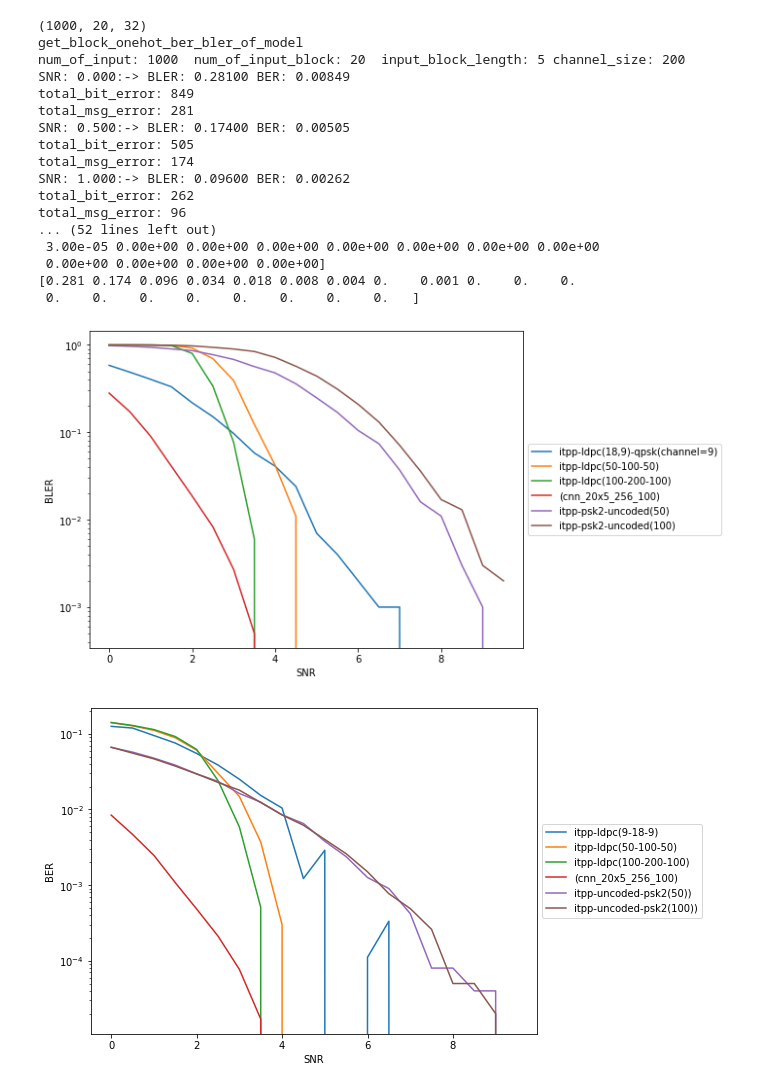
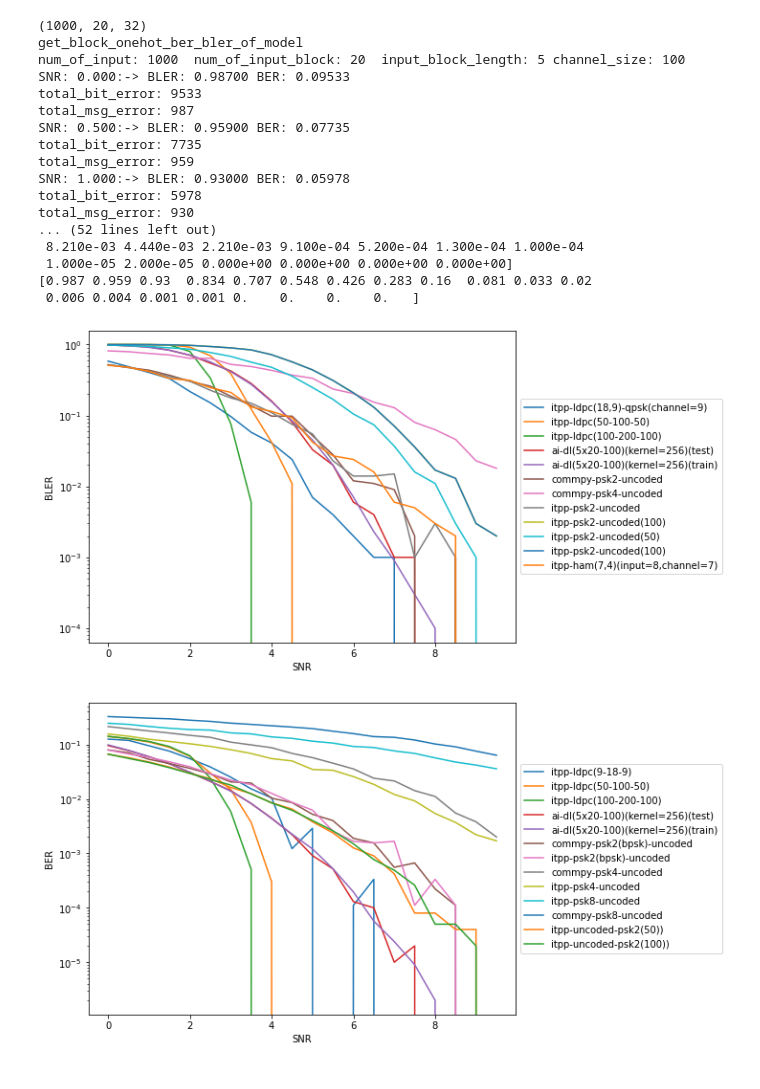
Before and after one commit to iamviji/project, a Jupyter notebook: Snap/CNNAE_5x20_8_100.ipynb, the cells around one changed output. Drawn from its saved outputs; the diff is of its cells as text; code cells hidden in the pictures.

```diff
--- a/Snap/CNNAE_5x20_8_100.ipynb
+++ b/Snap/CNNAE_5x20_8_100.ipynb
@@ -18,7 +18,7 @@ input_block_length = 5
 num_of_input_block = 20
 input_message_length = input_block_length * num_of_input_block
 encoder_output_length = 8
-channel_size = 10
+channel_size = 5  #per block
 
 
 NUM_OF_INPUT_MESSAGE = 1000*10
@@ -260,9 +260,9 @@ enc = Activation('linear', name='ch_3')(enc)
 enc = Flatten()(enc)
 encoder_out = Lambda(PowerNormLayer, name='PowerNorm')(enc)
 
-encoder = Model(input_message_x, encoder_out, name ="encoder")
+encoder = Model(input_message_x, encoder_out, name ="Encoder")
 
-awgn_channel = GaussianNoise(Snr2Sigma(snr_std),input_shape=(2*channel_size,), name ="AWGN_LAYER")
+awgn_channel = GaussianNoise(Snr2Sigma(snr_std),input_shape=(2*channel_size,), name = "AWGN_Layer")
 
 encoded_input = Input(shape=(num_of_input_block*2*channel_size,))
 
@@ -280,10 +280,10 @@ dec = Activation('elu', name='dec_6')(dec)
 model_output = Conv1D(filters=2 ** input_block_length, strides=1, kernel_size=1, name='d_10', activation='softmax')(dec)
 
 
-decoder = Model(encoded_input, model_output, name="decoder")
+decoder = Model(encoded_input, model_output, name="Decoder")
 
 # this model maps an input to its reconstruction
-autoencoder = Model(input_message_x, decoder(awgn_channel(encoder(input_message_x))), name ="End2End Model")
+autoencoder = Model(input_message_x, decoder(awgn_channel(encoder(input_message_x))), name = "End2End_Model")
 
 
 print(encoder.summary())
@@ -603,21 +595,21 @@ print (bler_per_iter_dl_tensor2)
 # %% [output]
 (1000, 20, 32)
 get_block_onehot_ber_bler_of_model
-num_of_input: 1000  num_of_input_block: 20  input_block_length: 5 channel_size: 200
-SNR: 0.000:-> BLER: 0.28100 BER: 0.00849
-total_bit_error: 849
-total_msg_error: 281
-SNR: 0.500:-> BLER: 0.17400 BER: 0.00505
-total_bit_error: 505
-total_msg_error: 174
-SNR: 1.000:-> BLER: 0.09600 BER: 0.00262
-total_bit_error: 262
-total_msg_error: 96
+num_of_input: 1000  num_of_input_block: 20  input_block_length: 5 channel_size: 100
+SNR: 0.000:-> BLER: 0.98700 BER: 0.09533
+total_bit_error: 9533
+total_msg_error: 987
+SNR: 0.500:-> BLER: 0.95900 BER: 0.07735
+total_bit_error: 7735
+total_msg_error: 959
+SNR: 1.000:-> BLER: 0.93000 BER: 0.05978
+total_bit_error: 5978
+total_msg_error: 930
 ... (52 lines left out)
- 3.00e-05 0.00e+00 0.00e+00 0.00e+00 0.00e+00 0.00e+00 0.00e+00 0.00e+00
- 0.00e+00 0.00e+00 0.00e+00 0.00e+00]
-[0.281 0.174 0.096 0.034 0.018 0.008 0.004 0.    0.001 0.    0.    0.
- 0.    0.    0.    0.    0.    0.    0.    0.   ]
+ 8.210e-03 4.440e-03 2.210e-03 9.100e-04 5.200e-04 1.300e-04 1.000e-04
+ 1.000e-05 2.000e-05 0.000e+00 0.000e+00 0.000e+00 0.000e+00]
+[0.987 0.959 0.93  0.834 0.707 0.548 0.426 0.283 0.16  0.081 0.033 0.02
+ 0.006 0.004 0.001 0.001 0.    0.    0.    0.   ]
 # %%
 import matplotlib.pyplot as plt
 %matplotlib inline
@@ -626,15 +618,15 @@ fig, (ax1) = plt.subplots(1,1,figsize=(8,6))
 ax1.semilogy(snrs,bler_per_iter_ldpc_itpp_psk_4,'', label="itpp-ldpc(18,9)-qpsk(channel=9)") # plot BER vs SNR
 ax1.semilogy(snrs,bler_per_iter_ldpc_50_100_itpp_psk_4,'', label="itpp-ldpc(50-100-50)") # plot BER vs SNR
 ax1.semilogy(snrs,bler_per_iter_ldpc_100_200_itpp_psk_4[5:25],'', label="itpp-ldpc(100-200-100)") # plot BER vs SNR
-#ax1.semilogy(snrs,bler_per_iter_dl_tensor2,'', label="ai-dl(5x20-100)(kernel=256)(test)") # plot BER vs SNR
-ax1.semilogy(snrs,bler_per_iter_dl_tensor1,'', label="(cnn_20x5_256_100)") # plot BER vs SNR
-#ax1.semilogy(snrs,bler_per_iter_uncoded_commpy_psk_2,'', label="commpy-psk2-uncoded") # plot BER vs SNR
-#ax1.semilogy(snrs,bler_per_iter_uncoded_commpy_psk_4,'', label="commpy-psk4-uncoded") # plot BER vs SNR
-#ax1.semilogy(snrs,bler_per_iter_uncoded_itpp_psk_2,'', label="itpp-psk2-uncoded") # plot BER vs SNR
-#ax1.semilogy(snrs,bler_per_iter_uncoded_100_itpp_psk_2,'', label="itpp-psk2-uncoded(100)") # plot BER vs SNR
+ax1.semilogy(snrs,bler_per_iter_dl_tensor2,'', label="ai-dl(5x20-100)(kernel=256)(test)") # plot BER vs SNR
+ax1.semilogy(snrs,bler_per_iter_dl_tensor1,'', label="ai-dl(5x20-100)(kernel=256)(train)") # plot BER vs SNR
+ax1.semilogy(snrs,bler_per_iter_uncoded_commpy_psk_2,'', label="commpy-psk2-uncoded") # plot BER vs SNR
+ax1.semilogy(snrs,bler_per_iter_uncoded_commpy_psk_4,'', label="commpy-psk4-uncoded") # plot BER vs SNR
+ax1.semilogy(snrs,bler_per_iter_uncoded_itpp_psk_2,'', label="itpp-psk2-uncoded") # plot BER vs SNR
+ax1.semilogy(snrs,bler_per_iter_uncoded_100_itpp_psk_2,'', label="itpp-psk2-uncoded(100)") # plot BER vs SNR
 ax1.semilogy(snrs,bler_per_iter_uncoded_50_itpp_psk_2,'', label="itpp-psk2-uncoded(50)") # plot BER vs SNR
 ax1.semilogy(snrs,bler_per_iter_uncoded_100_itpp_psk_2,'', label="itpp-psk2-uncoded(100)") # plot BER vs SNR
-#ax1.semilogy(snrs,bler_per_iter_ham_itpp_psk_4,'', label="itpp-ham(7,4)(input=8,channel=7)") # plot BER vs SNR
+ax1.semilogy(snrs,bler_per_iter_ham_itpp_psk_4,'', label="itpp-ham(7,4)(input=8,channel=7)") # plot BER vs SNR
 ax1.set_ylabel('BLER')
 ax1.set_xlabel('SNR')
 #ax1.set_title('Arch-2 ({},{},{})'.format(input_message_length,2*input_message_length, channel_size))
@@ -653,38 +645,38 @@ plt.savefig('ldpc_ber_{}_{}.png'.format(2*channel_size,input_message_length))
 plt.legend(loc='center left', bbox_to_anchor=(1, 0.5))
 plt.show()
 # %% [output]
-[figure, old version]
+[figure, new version]
 # %%
 import matplotlib.pyplot as plt
 %matplotlib inline
 snrs = numpy.arange (SNR_BEGIN, SNR_END, SNR_STEP_SIZE)
 fig, (ax1) = plt.subplots(1,1,figsize=(8,6))
 ax1.semilogy(snrs,ber_per_iter_ldpc_itpp_psk_4,'', label="itpp-ldpc(9-18-9)") # plot BER vs SNR
 ax1.semilogy(snrs,ber_per_iter_ldpc_50_100_itpp_psk_4[5:25],'', label="itpp-ldpc(50-100-50)") # plot BER vs SNR
 ax1.semilogy(snrs,ber_per_iter_ldpc_100_200_itpp_psk_4[5:25],'', label="itpp-ldpc(100-200-100)") # plot BER vs SNR
-#ax1.semilogy(snrs,ber_per_iter_dl_tensor2,'', label="ai-dl(5x20-100)(kernel=256)(test)") # plot BER vs SNR
-ax1.semilogy(snrs,ber_per_iter_dl_tensor1,'', label="(cnn_20x5_256_100)") # plot BER vs SNR
-#ax1.semilogy(snrs,ber_per_iter_uncoded_commpy_psk_2,'', label="commpy-psk2(bpsk)-uncoded") # plot BER vs SNR
-#ax1.semilogy(snrs,ber_per_iter_uncoded_itpp_psk_2,'', label="itpp-psk2(bpsk)-uncoded") # plot BER vs SNR
-#ax1.semilogy(snrs,ber_per_iter_uncoded_commpy_psk_4,'', label="commpy-psk4-uncoded") # plot BER vs SNR
-#ax1.semilogy(snrs,ber_per_iter_uncoded_itpp_psk_4,'', label="itpp-psk4-uncoded") # plot BER vs SNR
+ax1.semilogy(snrs,ber_per_iter_dl_tensor2,'', label="ai-dl(5x20-100)(kernel=256)(test)") # plot BER vs SNR
+ax1.semilogy(snrs,ber_per_iter_dl_tensor1,'', label="ai-dl(5x20-100)(kernel=256)(train)") # plot BER vs SNR
+ax1.semilogy(snrs,ber_per_iter_uncoded_commpy_psk_2,'', label="commpy-psk2(bpsk)-uncoded") # plot BER vs SNR
+ax1.semilogy(snrs,ber_per_iter_uncoded_itpp_psk_2,'', label="itpp-psk2(bpsk)-uncoded") # plot BER vs SNR
+ax1.semilogy(snrs,ber_per_iter_uncoded_commpy_psk_4,'', label="commpy-psk4-uncoded") # plot BER vs SNR
+ax1.semilogy(snrs,ber_per_iter_uncoded_itpp_psk_4,'', label="itpp-psk4-uncoded") # plot BER vs SNR
 #ax1.semilogy(snrs,ber_per_iter_ham_itpp_psk_4,'', label="itpp-ham(7,4)(input=8,channel=7)") # plot BER vs SNR
-#ax1.semilogy(snrs,ber_per_iter_uncoded_itpp_psk_8,'', label="itpp-psk8-uncoded") # plot BER vs SNR
-#ax1.semilogy(snrs,ber_per_iter_uncoded_commpy_psk_8,'', label="commpy-psk8-uncoded") # plot BER vs SNR
+ax1.semilogy(snrs,ber_per_iter_uncoded_itpp_psk_8,'', label="itpp-psk8-uncoded") # plot BER vs SNR
+ax1.semilogy(snrs,ber_per_iter_uncoded_commpy_psk_8,'', label="commpy-psk8-uncoded") # plot BER vs SNR
 ax1.semilogy(snrs,ber_per_iter_uncoded_50_itpp_psk_2[5:25],'', label="itpp-uncoded-psk2(50))") # plot BER vs SNR
 ax1.semilogy(snrs,ber_per_iter_uncoded_100_itpp_psk_2[5:25],'', label="itpp-uncoded-psk2(100))") # plot BER vs SNR
 #ax1.semilogy(snrs,PSK_2_BER_theory[0:20],'', label="psk2-theory") # plot BER vs SNR
 #ax1.semilogy(snrs,PSK_4_BER_theory[0:20],'', label="psk4-theory") # plot BER vs SNR
 #ax1.semilogy(snrs,PSK_8_BER_theory[0:20],'', label="psk8-theory") # plot BER vs SNR
 ax1.set_ylabel('BER')
 ax1.set_xlabel('SNR')
 #ax1.set_title('Arch-2 ({},{},{})'.format(input_message_length,2*input_message_length, channel_size))
 plt.savefig('ldpc_ber_{}_{}.png'.format(2*channel_size,input_message_length))
 #plt.legend ()
 plt.legend(loc='center left', bbox_to_anchor=(1, 0.5))
 plt.show()
 # %% [output]
-[figure, old version]
+[figure, new version]
 # %%
 print ("ber_per_iter_dl_tensor=[",','.join(str(x) for x in ber_per_iter_dl_tensor), "]")
 print ("ber_per_iter_dl_tensor1=[",','.join(str(x) for x in ber_per_iter_dl_tensor1), "]")
```
Also changed, not shown: parts of 11 cells of this notebook.
